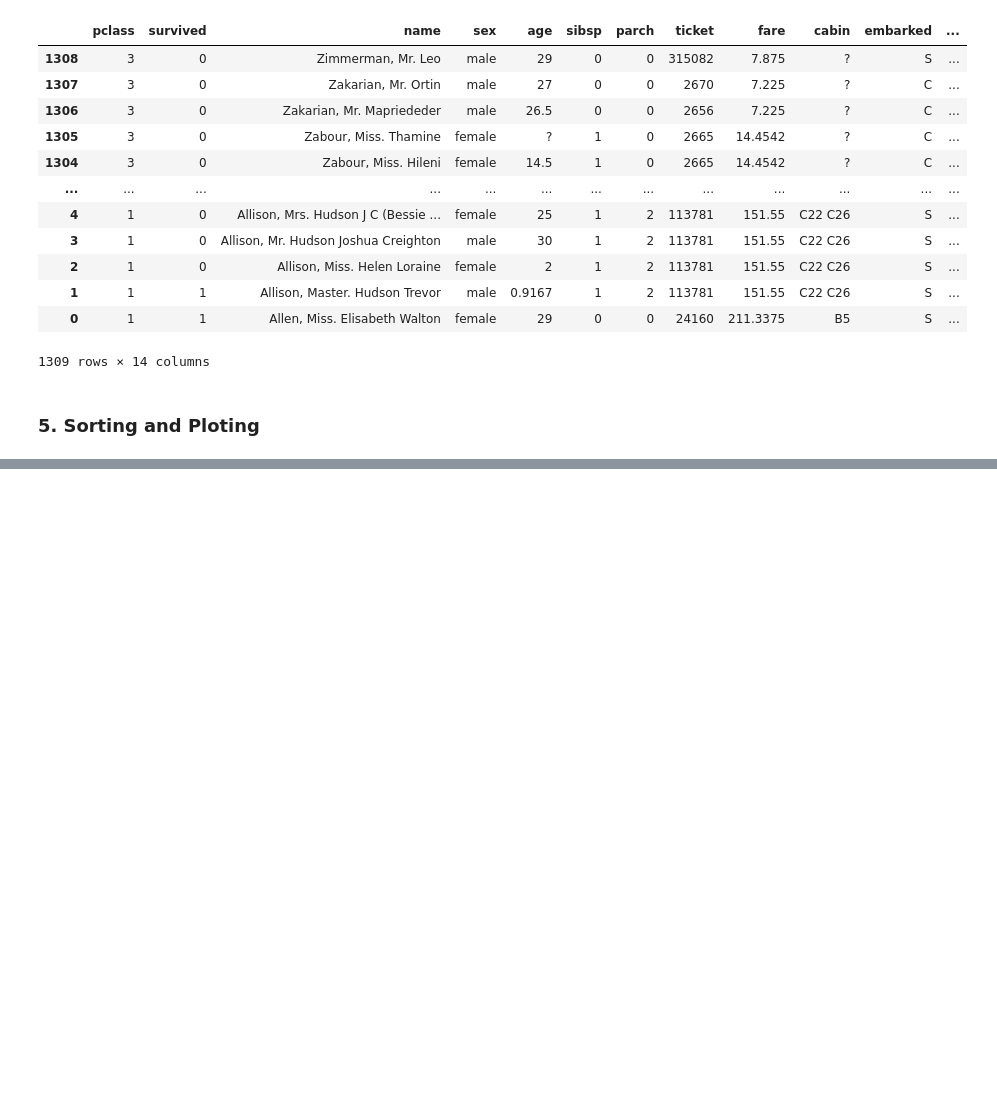
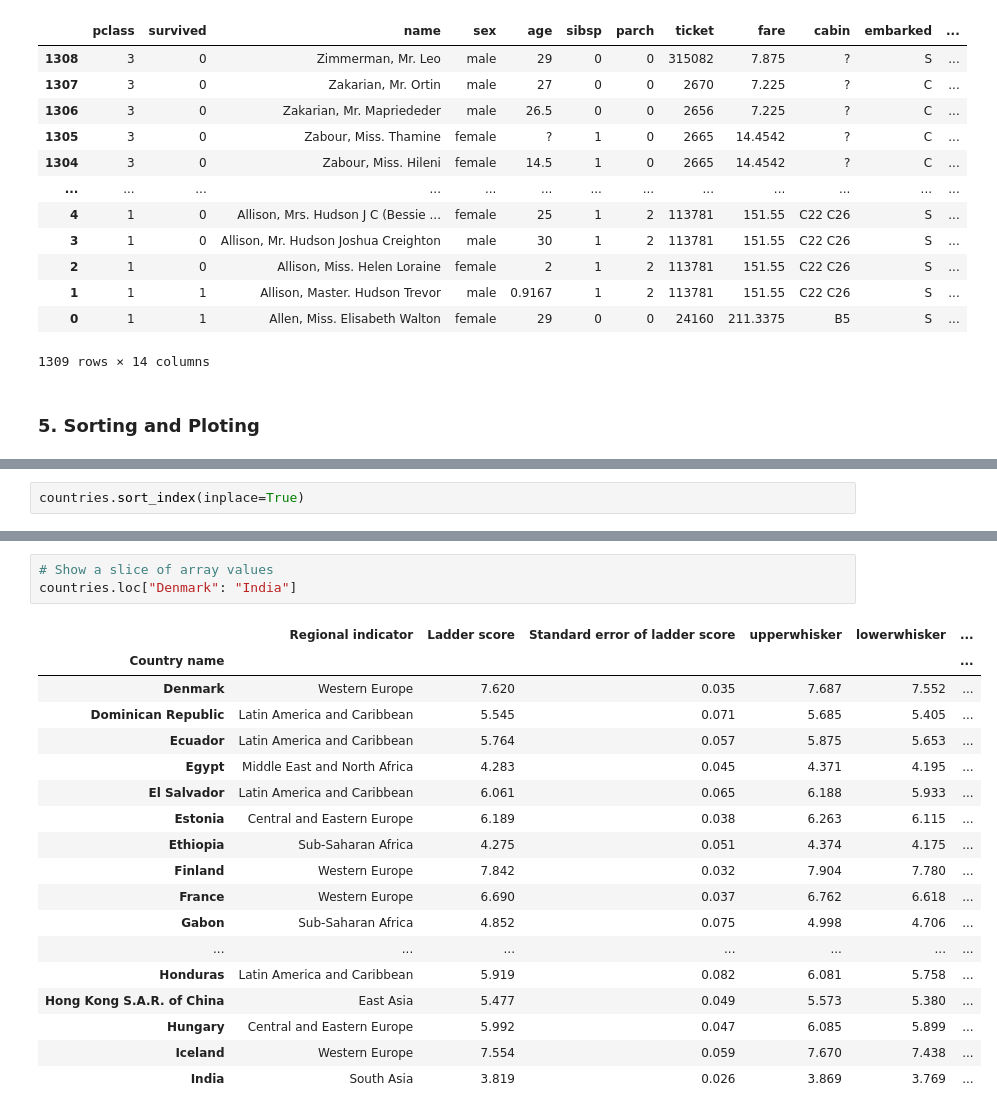
Before and after one commit to souravdev-eng/Data-Analysis-and-Visualization-course, a Jupyter notebook: 04_Indexes_and_Sorting.ipynb, the cells around one changed output, grey strips where cells are left out. Cells and saved outputs as stored; diff of their text form; blank space fills up the shorter version.

```diff
--- a/04_Indexes_and_Sorting.ipynb
+++ b/04_Indexes_and_Sorting.ipynb
@@ -250,0 +304,2 @@ titanic.sort_index(ascending=False)
+# %%
+countries.sort_index(inplace=True)
@@ -250,0 +323,22 @@ titanic.sort_index(ascending=False)
+# %%
+# Show a slice of array values
+countries.loc["Denmark": "India"]
+# %% [output]
+|  | Regional indicator | Ladder score | Standard error of ladder score | upperwhisker | lowerwhisker | ... |
+| Country name |  |  |  |  |  | ... |
+| Denmark | Western Europe | 7.620 | 0.035 | 7.687 | 7.552 | ... |
+| Dominican Republic | Latin America and Caribbean | 5.545 | 0.071 | 5.685 | 5.405 | ... |
+| Ecuador | Latin America and Caribbean | 5.764 | 0.057 | 5.875 | 5.653 | ... |
+| Egypt | Middle East and North Africa | 4.283 | 0.045 | 4.371 | 4.195 | ... |
+| El Salvador | Latin America and Caribbean | 6.061 | 0.065 | 6.188 | 5.933 | ... |
+| Estonia | Central and Eastern Europe | 6.189 | 0.038 | 6.263 | 6.115 | ... |
+| Ethiopia | Sub-Saharan Africa | 4.275 | 0.051 | 4.374 | 4.175 | ... |
+| Finland | Western Europe | 7.842 | 0.032 | 7.904 | 7.780 | ... |
+| France | Western Europe | 6.690 | 0.037 | 6.762 | 6.618 | ... |
+| Gabon | Sub-Saharan Africa | 4.852 | 0.075 | 4.998 | 4.706 | ... |
+| ... | ... | ... | ... | ... | ... | ... |
+| Honduras | Latin America and Caribbean | 5.919 | 0.082 | 6.081 | 5.758 | ... |
+| Hong Kong S.A.R. of China | East Asia | 5.477 | 0.049 | 5.573 | 5.380 | ... |
+| Hungary | Central and Eastern Europe | 5.992 | 0.047 | 6.085 | 5.899 | ... |
+| Iceland | Western Europe | 7.554 | 0.059 | 7.670 | 7.438 | ... |
+| India | South Asia | 3.819 | 0.026 | 3.869 | 3.769 | ... |
```
Also changed, not shown: parts of 12 cells of this notebook.
